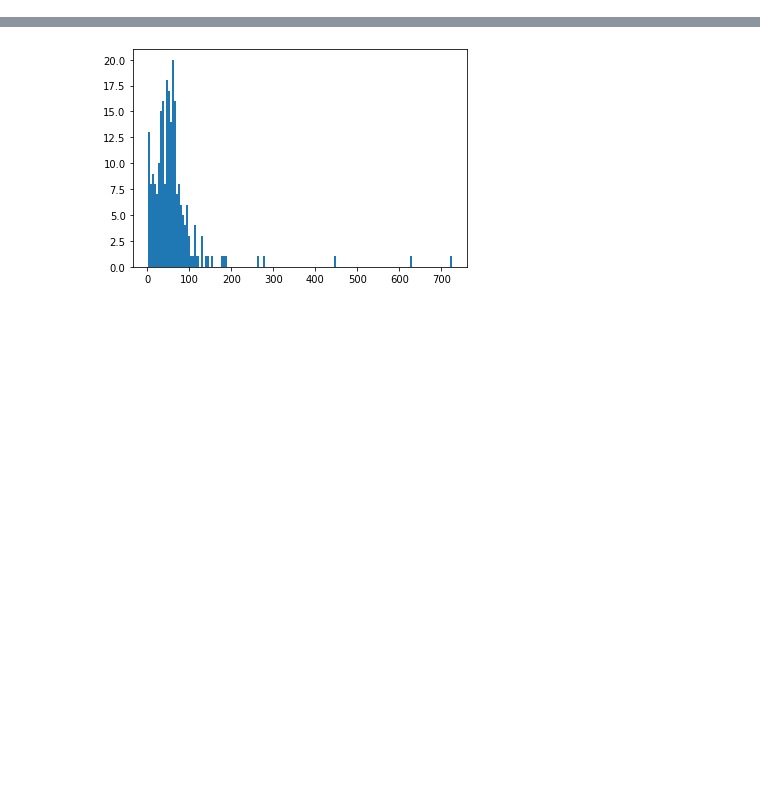
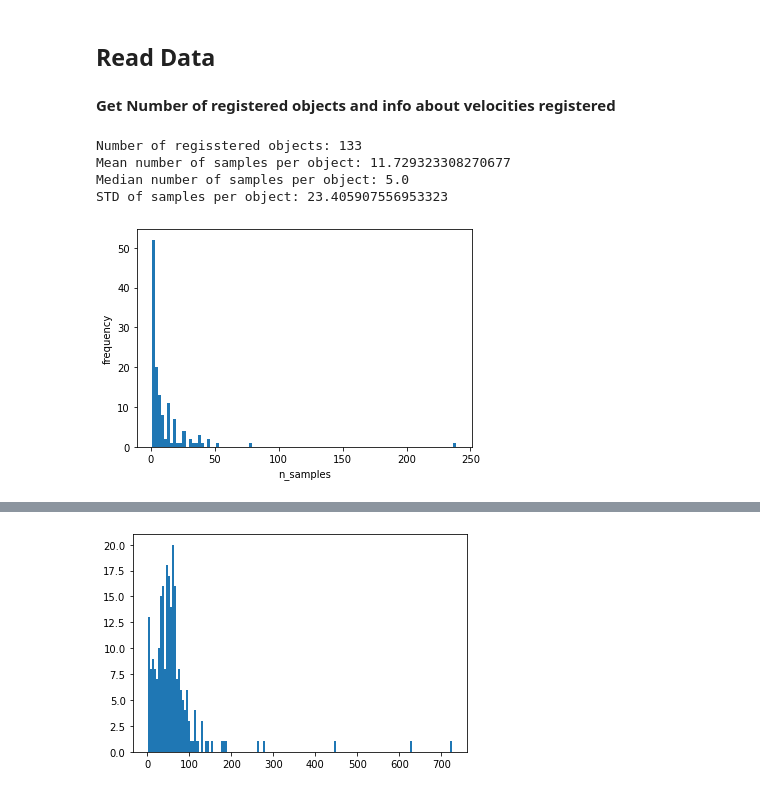
Before and after one commit to hector6298/EVOCamCal-vehicleSpeedEstimation, a Jupyter notebook: velocityHist.ipynb, the cells around one changed output, grey strips where cells are left out. Cells and saved outputs as stored; diff of their text form; code cells hidden in the pictures; blank space fills up the shorter version.

```diff
--- a/velocityHist.ipynb
+++ b/velocityHist.ipynb
@@ -1,3 +1,5 @@
+# %% [markdown]
+## Read Data
 # %%
 import json
 import numpy as np
@@ -10 +22,19 @@ ids = list(data.keys())
 rand_ids = np.random.choice(ids, size=10, replace=False)
+# %% [markdown]
+ **Get Number of registered objects and info about velocities registered**
+# %%
+print(f"Number of regisstered objects: {len(all_lengths)}")
+print(f"Mean number of samples per object: {np.mean(all_lenghts)}")
+print(f"Median number of samples per object: {np.median(all_lenghts)}")
+print(f"STD of samples per object: {np.std(all_lenghts)}")
+print()
+
+_ = plt.hist(all_lenghts, bins=100)
+_ = plt.xlabel("n_samples")
+_ = plt.ylabel("frequency")
+# %% [output]
+Number of regisstered objects: 133
+Mean number of samples per object: 11.729323308270677
+Median number of samples per object: 5.0
+STD of samples per object: 23.405907556953323
+[figure, added]
```
Also changed, not shown: parts of 24 cells of this notebook, 22 other files.
